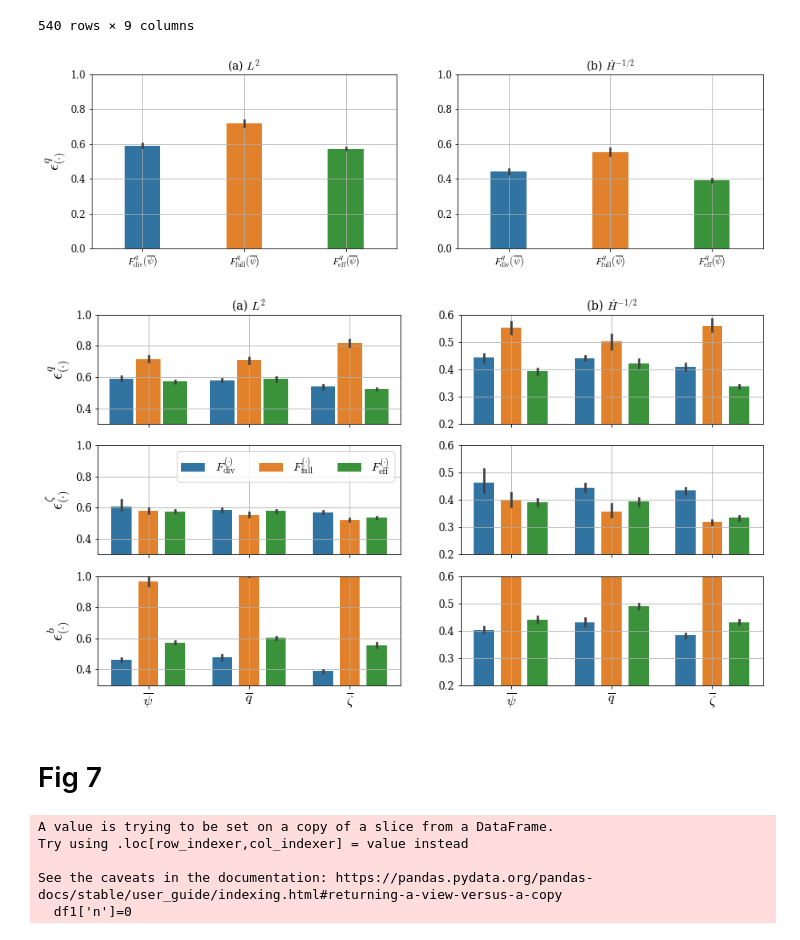
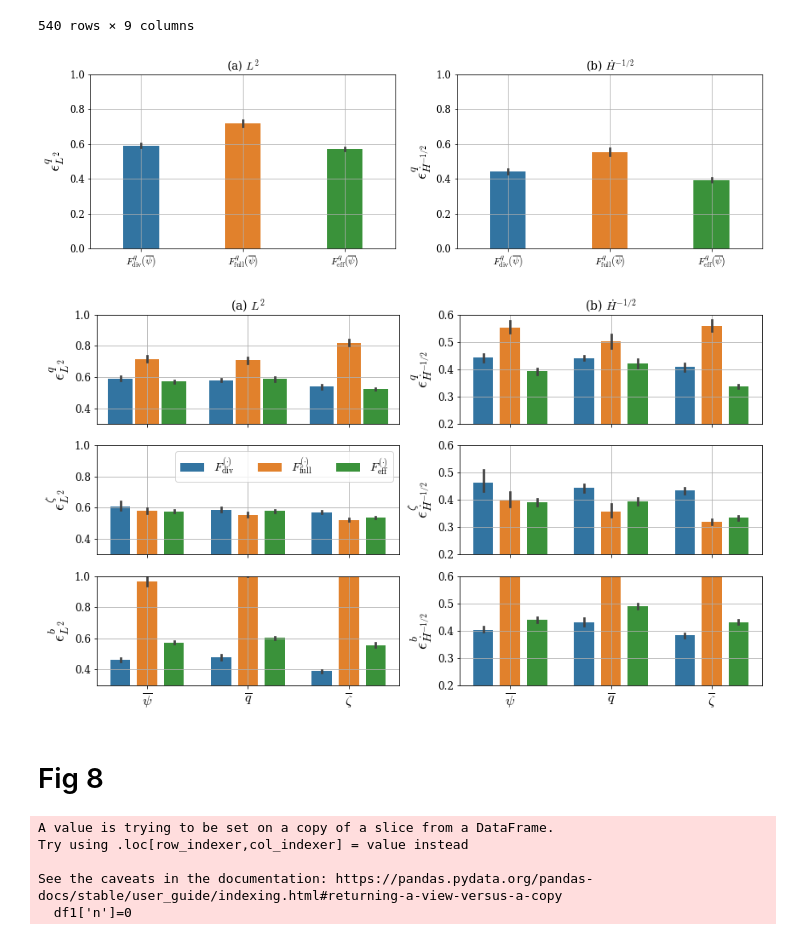
Before and after one commit to 27septembre/QG_eff, a Jupyter notebook: 3_plots_paper.ipynb, the cells around one changed output. Saved outputs shown, nothing was run; the diff lists cells and outputs as text; code cells hidden in the pictures.

```diff
--- a/3_plots_paper.ipynb
+++ b/3_plots_paper.ipynb
@@ -394,7 +393,7 @@ hue_order = ['div', 'uvq', 'grad']
 fig=plt.figure(figsize=(15,4))
 plt.subplot(121)
 ax = sns.barplot(x='e3',y="l2",data=df.loc[(df["f3"] == "empb")&(df["v"] == "psi")],order=hue_order)#, capsize=.008
-plt.ylabel(r'$\epsilon ^q_{(\cdot)}$',fontsize=20)
+plt.ylabel(r'$\epsilon ^q_{L^2}$',fontsize=20)
 #ax.set_xticklabels(x_,fontsize=12)
 ax.set_ylim(0,1)
 aa=plt.xticks(np.arange(3), x_la0,fontsize=12)
@@ -407,17 +406,17 @@ aa=plt.title(r"(a) $L^2$",fontsize=14)
 plt.subplot(122)
 ax = sns.barplot(x='e3',y="h1/2",data=df.loc[(df["f3"] == "empb")&(df["v"] == "psi")],order=hue_order)#, capsize=.008
 #ax.set_xticklabels(x_,fontsize=12)
+plt.ylabel(r'$\epsilon ^q_{\dot{H}^{-1/2}}$',fontsize=20)
 plt.ylim(0,1)
 aa=plt.xticks(np.arange(3), x_la0,fontsize=12)
 plt.title(r"(b) $\dot{H}^{-1/2}$",fontsize=14)
 ax.set(xlabel=None)
-ax.set(ylabel=None)
 change_width(ax, .35)
 plt.grid()
 #fig.savefig('../image/Fig4.pdf',  bbox_inches='tight',dpi=200)
 #fig.savefig('../image/Fig4.png',  bbox_inches='tight',dpi=200)
 # %% [output]
-[figure, old version]
+[figure, new version]
 # %%
 hue_order = ['div', 'uvq', 'grad']
 fig=plt.figure(figsize=(14,8))
@@ -428,7 +427,7 @@ ax.get_legend().remove()
 
 plt.ylim(0.3,1)
 plt.tick_params(labelbottom=False)
-plt.ylabel(r'$\epsilon ^q_{(\cdot)}$',fontsize=20)
+plt.ylabel(r'$\epsilon ^q_{L^2}$',fontsize=20)
 ax.set(xlabel=None)
 plt.grid()
 plt.title(r"(a) $L^2$",fontsize=14)
@@ -445,7 +444,7 @@ for t, l in zip(g.texts, [r'$F^{(\cdot)}_{\rm div}$',r'$F^{(\cdot)}_{\rm full}$'
 
 plt.ylim(0.3,1)
 plt.tick_params(labelbottom=False)
-plt.ylabel(r'$\epsilon ^{\zeta}_{(\cdot)}$',fontsize=20)
+plt.ylabel(r'$\epsilon ^{\zeta}_{L^2}$',fontsize=20)
 
 ax.set(xlabel=None)
 plt.grid()
@@ -456,7 +455,7 @@ change_width(ax, .2)
 #plt.legend(ncol=3)
 ax.get_legend().remove()
 plt.ylim(0.3,1)
-plt.ylabel(r'$\epsilon ^b_{(\cdot)}$',fontsize=20)
+plt.ylabel(r'$\epsilon ^b_{L^2}$',fontsize=20)
 ax.set(xlabel=None)
 plt.grid()
 
@@ -467,41 +466,39 @@ plt.title(r"(b) $\dot{H}^{-1/2}$",fontsize=14)
 ax = sns.barplot(x="v", y="h1/2", hue="e3", data=df.loc[(df["f3"] == "empb")],hue_order=hue_order)
 change_width(ax, .20)
 ax.get_legend().remove()
 plt.ylim(0.2,.6)
 plt.tick_params(labelbottom=False)
-#plt.ylabel(r'$\Vert \nabla \cdot \overline{\mathbf{u}^{\prime} q^{\prime}}- F^q_{(\cdot)} (\cdot) \Vert^2_{\dot{H}^{-1/2}} $',
-#           fontsize=14)
-ax.set(ylabel=None)
+plt.ylabel(r'$\epsilon ^q_{\dot{H}^{-1/2}}$',fontsize=20)
 ax.set(xlabel=None)
 plt.grid()
 
 plt.subplot(324)
 ax = sns.barplot(x="v", y="h1/2", hue="e3", data=df.loc[(df["f3"] == "em")],hue_order=hue_order)
 change_width(ax, .2)
 ax.get_legend().remove()
 plt.ylim(0.2,.6)
 plt.tick_params(labelbottom=False)
-ax.set(ylabel=None)
+plt.ylabel(r'$\epsilon ^{\zeta}_{\dot{H}^{-1/2}}$',fontsize=20)
 ax.set(xlabel=None)
 plt.grid()
 
 plt.subplot(326)
 ax = sns.barplot(x="v", y="h1/2", hue="e3", data=df.loc[(df["f3"] == "eb")],hue_order=hue_order)
 change_width(ax, .2)
 #plt.legend(ncol=3)
 ax.get_legend().remove()
 plt.ylim(0.2,.6)
-ax.set(ylabel=None)
+plt.ylabel(r'$\epsilon ^b_{\dot{H}^{-1/2}}$',fontsize=20)
 ax.set(xlabel=None)
 plt.grid()
 aa=plt.xticks(np.arange(3), x_labels[:],fontsize=16)
 
 #fig.savefig('../image/Fig6.pdf',  bbox_inches='tight',dpi=200)
 #fig.savefig('../image/Fig6.png',  bbox_inches='tight',dpi=200)
 # %% [output]
-[figure, old version]
+[figure, new version]
 # %% [markdown]
-# Fig 7
+# Fig 8
 # %%
 df1=df.loc[(df["v"] == "psi")]
 df1['n']=0
```
Also changed, not shown: parts of 4 cells of this notebook, 1 other file.
